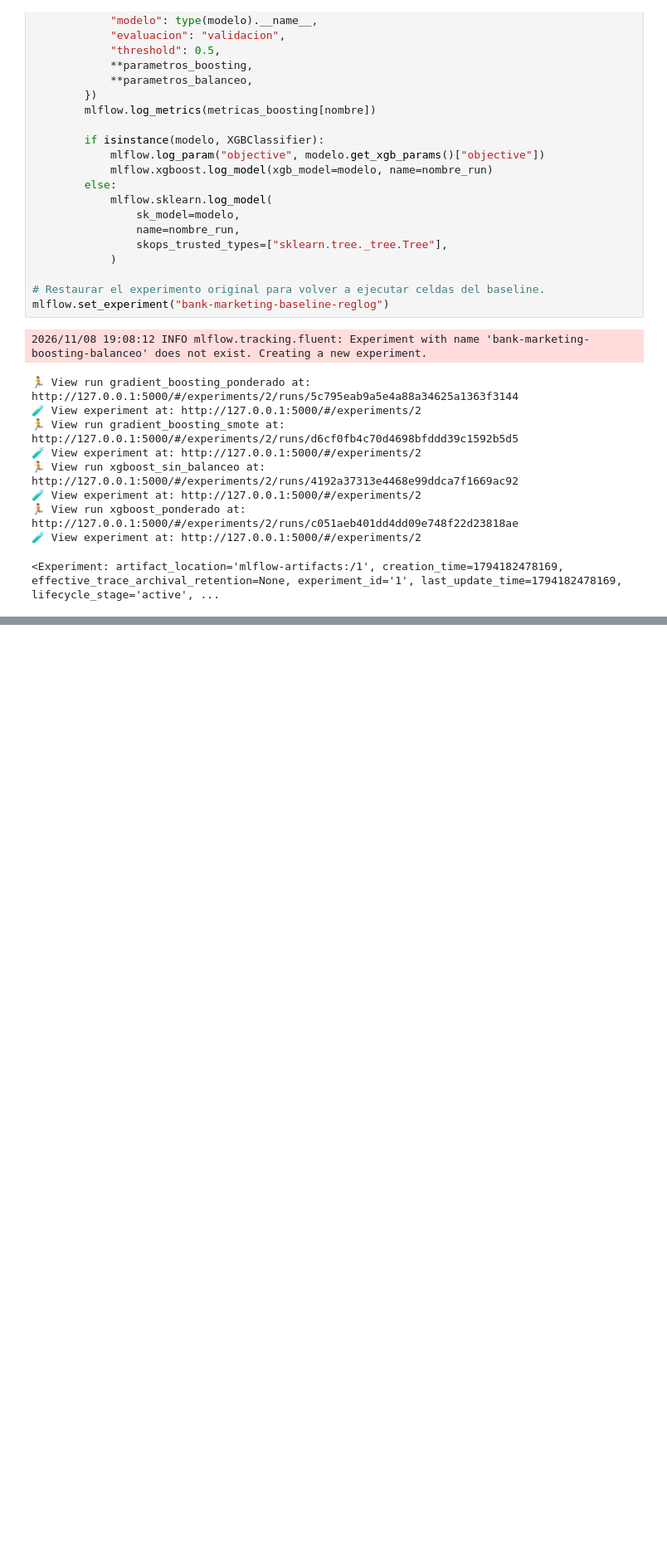
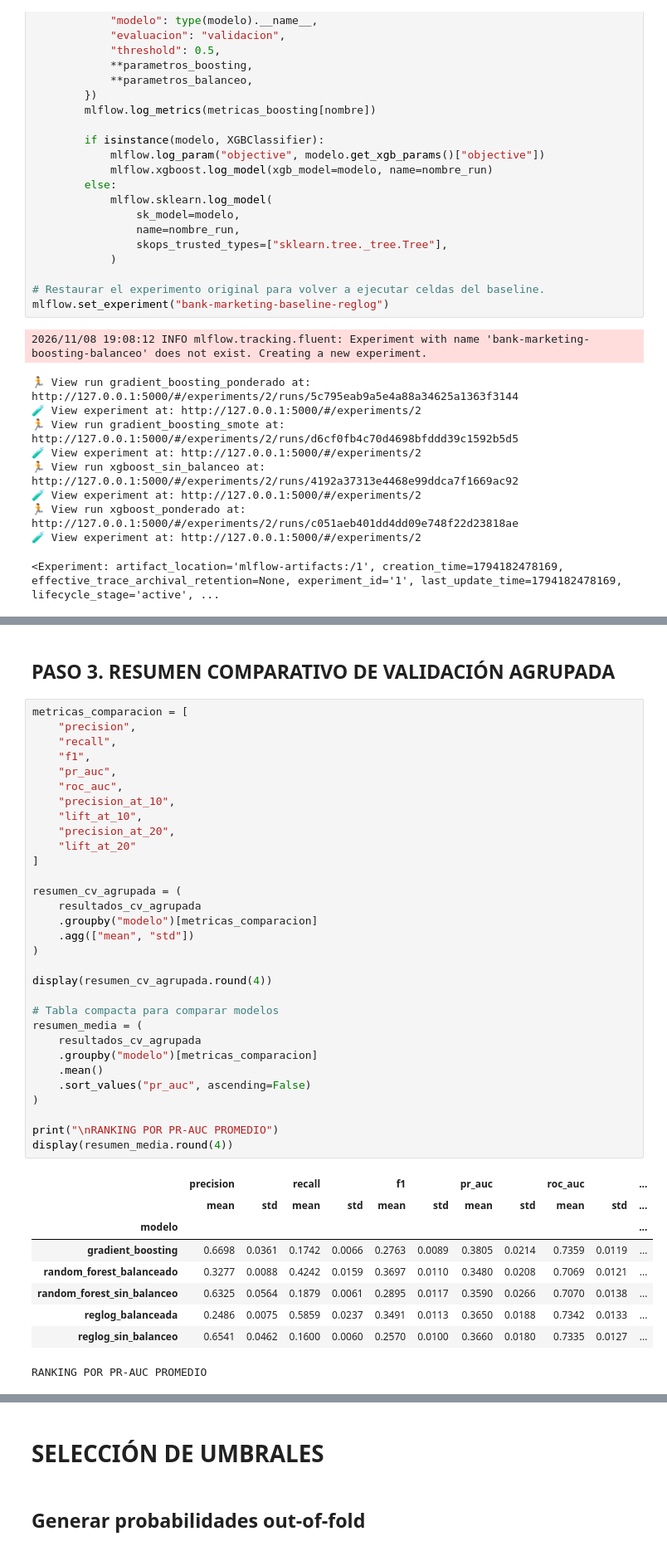
Before and after one commit to CrisSCon/priorizacion-clientes-cdt, a Jupyter notebook: notebooks/02_modelado_baseline_reglog.ipynb, the cells around one changed output, grey strips where cells are left out. Shown at 83% size. Saved outputs shown, nothing was run; the diff lists cells and outputs as text; blank space fills up the shorter version.

```diff
--- a/notebooks/02_modelado_baseline_reglog.ipynb
+++ b/notebooks/02_modelado_baseline_reglog.ipynb
@@ -1286,0 +2106,43 @@ mlflow.set_experiment("bank-marketing-baseline-reglog")
+# %% [markdown]
+## PASO 3. RESUMEN COMPARATIVO DE VALIDACIÓN AGRUPADA
+# %%
+metricas_comparacion = [
+    "precision",
+    "recall",
+    "f1",
+    "pr_auc",
+    "roc_auc",
+    "precision_at_10",
+    "lift_at_10",
+    "precision_at_20",
+    "lift_at_20"
+]
+
+resumen_cv_agrupada = (
+    resultados_cv_agrupada
+    .groupby("modelo")[metricas_comparacion]
+    .agg(["mean", "std"])
+)
+
+display(resumen_cv_agrupada.round(4))
+
+# Tabla compacta para comparar modelos
+resumen_media = (
+    resultados_cv_agrupada
+    .groupby("modelo")[metricas_comparacion]
+    .mean()
+    .sort_values("pr_auc", ascending=False)
+)
+
+print("\nRANKING POR PR-AUC PROMEDIO")
+display(resumen_media.round(4))
+# %% [output]
+|  | precision |  | recall |  | f1 |  | pr_auc |  | roc_auc |  | ... |
+|  | mean | std | mean | std | mean | std | mean | std | mean | std | ... |
+| modelo |  |  |  |  |  |  |  |  |  |  | ... |
+| gradient_boosting | 0.6698 | 0.0361 | 0.1742 | 0.0066 | 0.2763 | 0.0089 | 0.3805 | 0.0214 | 0.7359 | 0.0119 | ... |
+| random_forest_balanceado | 0.3277 | 0.0088 | 0.4242 | 0.0159 | 0.3697 | 0.0110 | 0.3480 | 0.0208 | 0.7069 | 0.0121 | ... |
+| random_forest_sin_balanceo | 0.6325 | 0.0564 | 0.1879 | 0.0061 | 0.2895 | 0.0117 | 0.3590 | 0.0266 | 0.7070 | 0.0138 | ... |
+| reglog_balanceada | 0.2486 | 0.0075 | 0.5859 | 0.0237 | 0.3491 | 0.0113 | 0.3650 | 0.0188 | 0.7342 | 0.0133 | ... |
+| reglog_sin_balanceo | 0.6541 | 0.0462 | 0.1600 | 0.0060 | 0.2570 | 0.0100 | 0.3660 | 0.0180 | 0.7335 | 0.0127 | ... |
+RANKING POR PR-AUC PROMEDIO
@@ -1286,0 +2156,4 @@ mlflow.set_experiment("bank-marketing-baseline-reglog")
+# %% [markdown]
+# SELECCIÓN DE UMBRALES
+# %% [markdown]
+## Generar probabilidades out-of-fold
```
Also changed, not shown: parts of 54 cells of this notebook, 5 other files.
